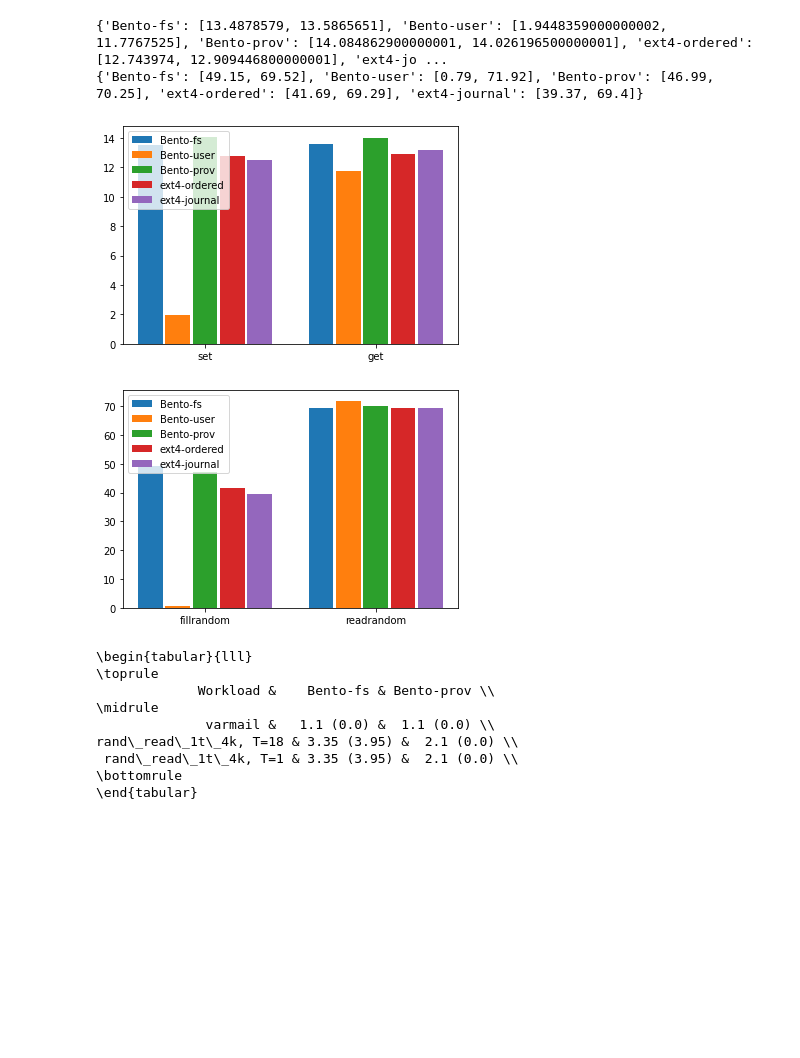
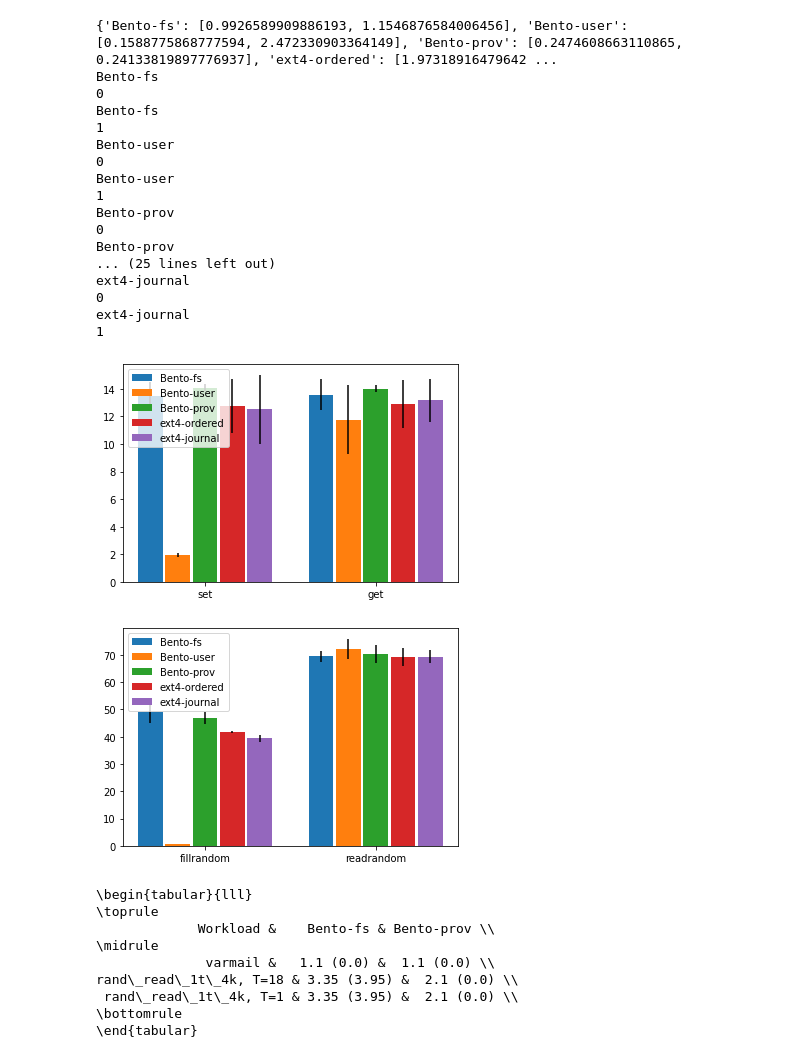
Before and after one commit to Peter-JanGootzen/bento_reproducibility_research, a Jupyter notebook: results.ipynb, the cells around one changed output. Cells and saved outputs as stored; diff of their text form; code cells hidden in the pictures; blank space fills up the shorter version.

```diff
--- a/results.ipynb
+++ b/results.ipynb
@@ -71,58 +70,81 @@ plt.show()
 # %%
 redis = ["set", "get"]
 rocksdb = ["fillrandom", "readrandom"]
-redis_results = {}
-rocksdb_results = {}
+redis_avg = {}
+redis_std = {}
+rocksdb_avg = {}
+rocksdb_std = {}
 
 for fs in fsl:
-	redis_results[fs] = []
+	redis_avg[fs] = []
+	redis_std[fs] = []
 	tmp_set = []
 	tmp_get = []
 	dir = "./results/" + fs + "/redis"
 	for f in os.listdir(dir):
 		i = int(f.split("_")[1])
 		fr = open(dir + "/" + f, 'r')
 		t = fr.read()
 		fr.close()
 		matches = re.findall("\d*.\d*(?= requests per second)", t)
 		tmp_set.append(float(matches[0]) * 0.0001) # convert
 		tmp_get.append(float(matches[1]) * 0.0001) # convert
-	redis_results[fs].append(mean(tmp_set))
-	redis_results[fs].append(mean(tmp_get))
+	redis_avg[fs].append(mean(tmp_set))
+	redis_std[fs].append(stdev(tmp_set))
+	redis_avg[fs].append(mean(tmp_get))
+	redis_std[fs].append(stdev(tmp_get))
 
-	rocksdb_results[fs] = []
+	rocksdb_avg[fs] = []
+	rocksdb_std[fs] = []
 	tmp_fillrandom = []
 	tmp_readrandom = []
 	dir = "./results/" + fs + "/rocksdb"
 	for f in os.listdir(dir):
 		i = int(f.split("_")[1])
 		fr = open(dir + "/" + f, 'r')
 		t = fr.read()
 		fr.close()
 		matches = re.findall("\d*.\d*(?= MB/s)", t)
 		tmp_fillrandom.append(float(matches[0]))
 		tmp_readrandom.append(float(matches[1]))
-	rocksdb_results[fs].append(mean(tmp_fillrandom))
-	rocksdb_results[fs].append(mean(tmp_readrandom))
+	rocksdb_avg[fs].append(mean(tmp_fillrandom))
+	rocksdb_std[fs].append(stdev(tmp_fillrandom))
+	rocksdb_avg[fs].append(mean(tmp_readrandom))
+	rocksdb_std[fs].append(stdev(tmp_readrandom))
 
-print(redis_results)
-print(rocksdb_results)
-fig, ax = plt.subplots()
-#bax = brokenaxes(ylims=((0, 10), (25, 50), (150, 170)), hspace=.1)
-bar_plot(ax, redis_results, fsl, total_width=.8, single_width=.9)
-plt.xticks(range(len(redis)), redis)
-plt.show()
+print(redis_std)
 
 fig, ax = plt.subplots()
 #bax = brokenaxes(ylims=((0, 10), (25, 50), (150, 170)), hspace=.1)
-bar_plot(ax, rocksdb_results, fsl, total_width=.8, single_width=.9)
+bar_plot(ax, redis_avg, fsl, yerr=redis_std, total_width=.8, single_width=.9)
+plt.xticks(range(len(redis)), redis)
+plt.savefig("./plots/redis.png")
+
+fig, ax = plt.subplots()
+#bax = brokenaxes(ylims=((0, 10), (25, 50), (150, 170)), hspace=.1)
+bar_plot(ax, rocksdb_avg, fsl, yerr=rocksdb_std, total_width=.8, single_width=.9)
 plt.xticks(range(len(rocksdb)), rocksdb)
-plt.show()
+plt.savefig("./plots/rocksdb.png")
 # %% [output]
-{'Bento-fs': [13.4878579, 13.5865651], 'Bento-user': [1.9448359000000002, 11.7767525], 'Bento-prov': [14.084862900000001, 14.026196500000001], 'ext4-ordered': [12.743974, 12.909446800000001], 'ext4-jo ...
-{'Bento-fs': [49.15, 69.52], 'Bento-user': [0.79, 71.92], 'Bento-prov': [46.99, 70.25], 'ext4-ordered': [41.69, 69.29], 'ext4-journal': [39.37, 69.4]}
+{'Bento-fs': [0.9926589909886193, 1.1546876584006456], 'Bento-user': [0.1588775868777594, 2.472330903364149], 'Bento-prov': [0.2474608663110865, 0.24133819897776937], 'ext4-ordered': [1.97318916479642 ...
+Bento-fs
+0
+Bento-fs
+1
+Bento-user
+0
+Bento-user
+1
+Bento-prov
+0
+Bento-prov
+... (25 lines left out)
+ext4-journal
+0
+ext4-journal
+1
-[figure, old version]
+[figure, new version]
-[figure, old version]
+[figure, new version]
 # %%
 fbresults = pd.DataFrame(columns=["fs", "workload", "T", "i", "r"])
 for fs in ["Bento-fs", "Bento-prov"]:
```
Also changed, not shown: parts of 1 cell of this notebook, 6 other files.
